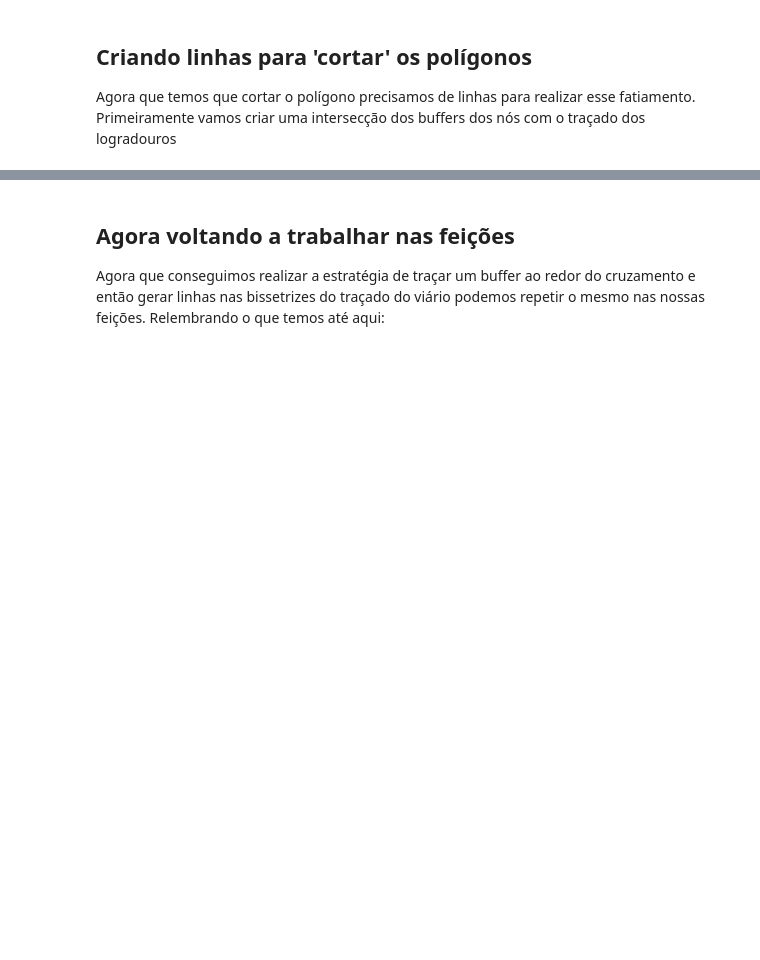
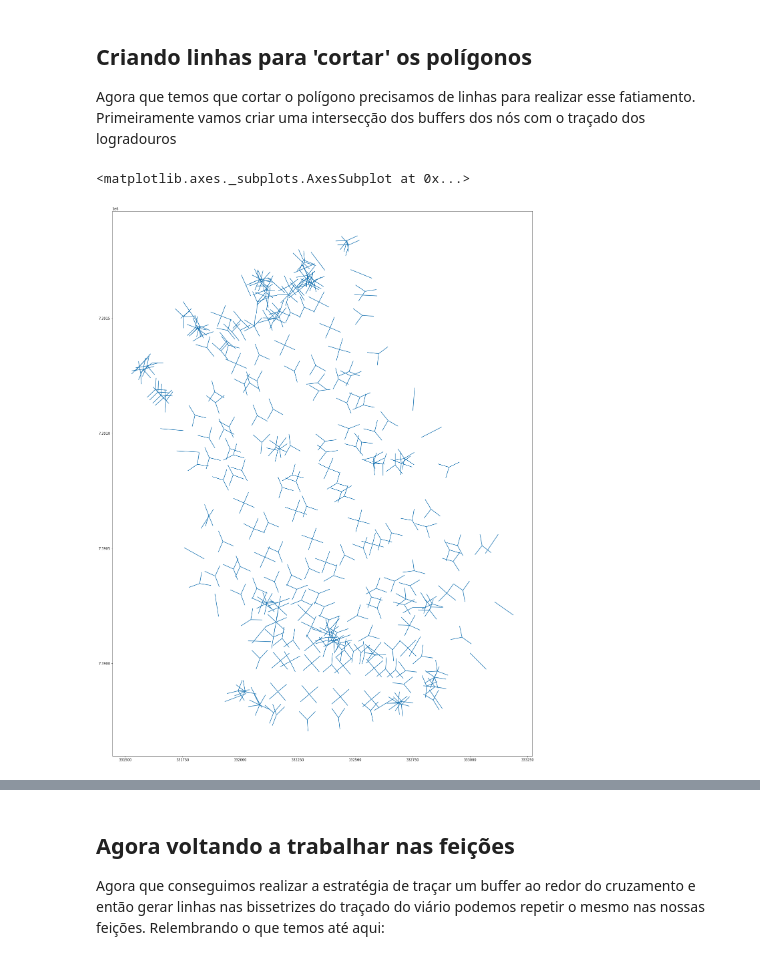
Before and after one commit to geoinfo-smdu/Poligono-de-vias, a Jupyter notebook: 03 - Preparando a versão final para gerar polígonos de vias de São Paulo.ipynb, the cells around one changed output, grey strips where cells are left out. Drawn from its saved outputs; the diff is of its cells as text; code cells hidden in the pictures; blank space fills up the shorter version.

```diff
--- a/03 - Preparando a versão final para gerar polígonos de vias de São Paulo.ipynb
+++ b/03 - Preparando a versão final para gerar polígonos de vias de São Paulo.ipynb
@@ -133,3 +133,22 @@ plt.show()
 
 Agora que temos que cortar o polígono precisamos de linhas para realizar esse fatiamento.
 Primeiramente vamos criar uma intersecção dos buffers dos nós com o traçado dos logradouros
+# %%
+from shapely.geometry import MultiLineString, LineString
+from shapely.affinity import scale
+
+cut_lines = list(map(lambda x:
+         scale(
+             MultiLineString(list(map(lambda y:
+                  LineString([df_cruzamentos.geometry.iloc[x.Index], y]),
+                  x.geometry.geoms))),
+             xfact = 5.0,
+             yfact = 5.0,
+             origin = df_cruzamentos.geometry.iloc[x.Index])
+         , df_inter_points.itertuples()))
+
+df_cut_lines = gpd.GeoDataFrame(geometry=cut_lines)
+df_cut_lines.plot()
+# %% [output]
+<matplotlib.axes._subplots.AxesSubplot at 0x...>
+[figure, added]
```
Also changed, not shown: parts of 2 cells of this notebook.
